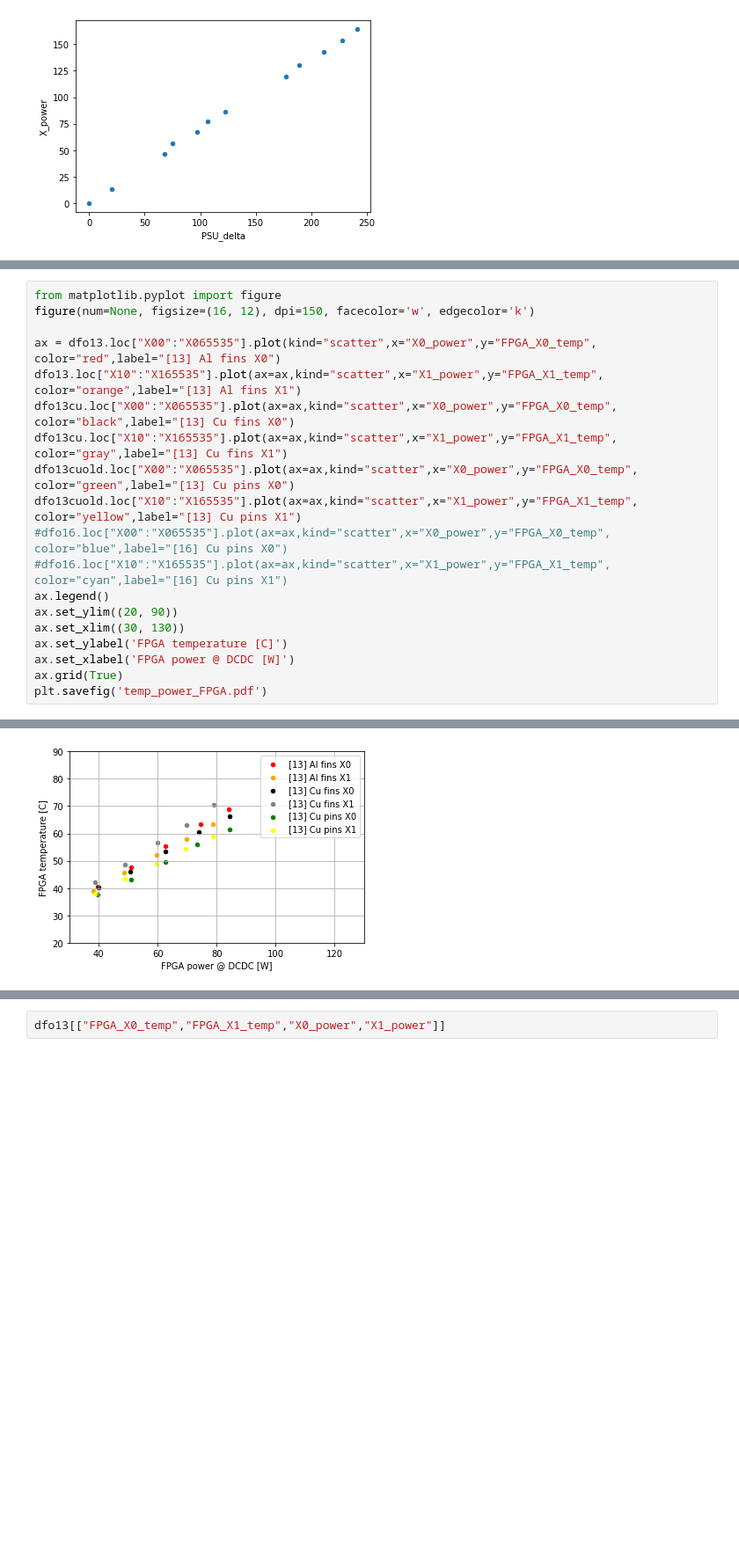
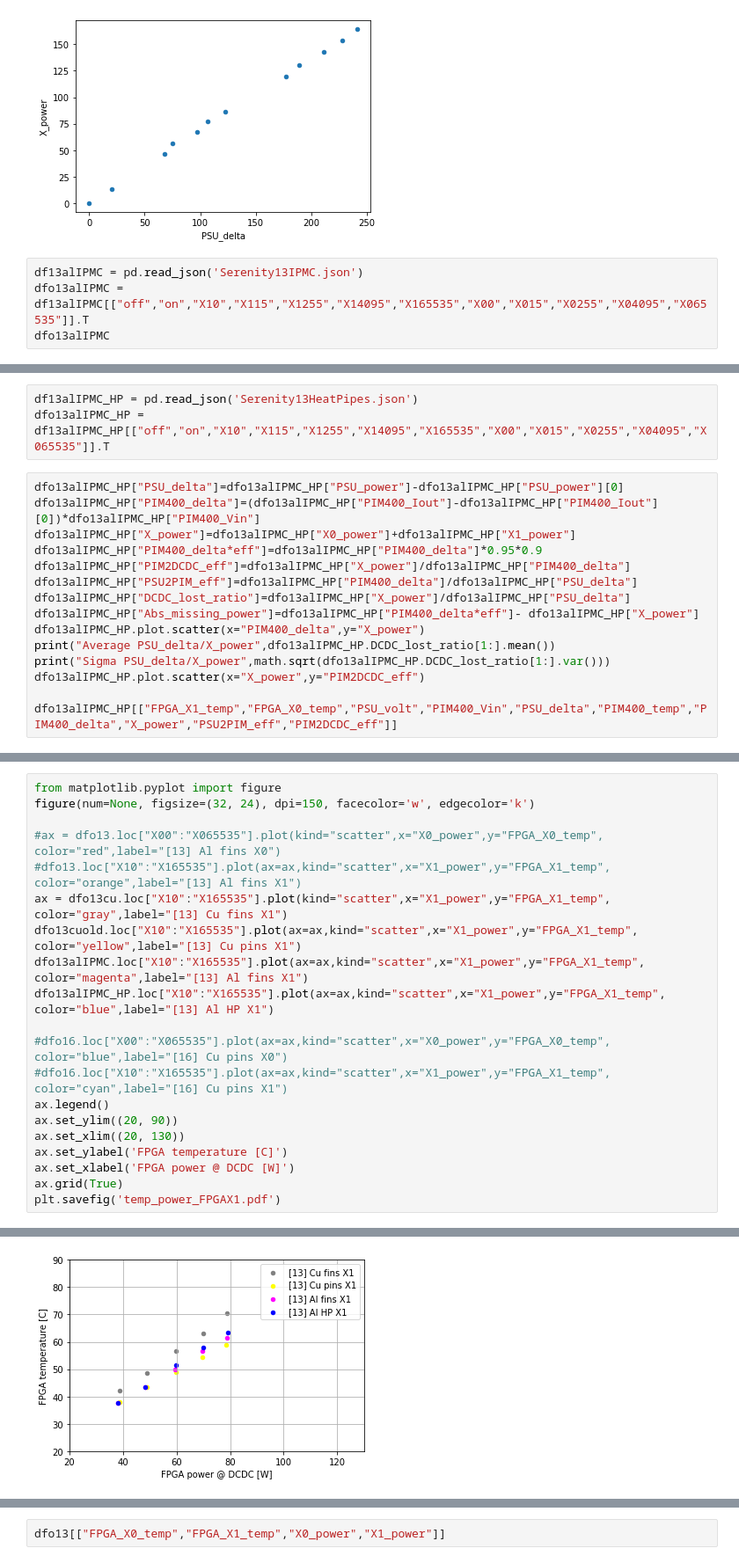
Before and after one commit to gfedi/Notebook, a Jupyter notebook: HSThermalTests.ipynb, the cells around one changed output, grey strips where cells are left out. Shown at 88% size. Drawn from its saved outputs; the diff is of its cells as text; blank space fills up the shorter version.

```diff
--- a/HSThermalTests.ipynb
+++ b/HSThermalTests.ipynb
@@ -192,3 +192,7 @@ Sigma PSU_delta/X_power 0.05270694156680896
 | X04095 | 227.788 | 153.289008 | 1.486003 |
 | X065535 | 241.428 | 164.065986 | 1.471530 |
 [figure]
+# %%
+df13alIPMC = pd.read_json('Serenity13IPMC.json')
+dfo13alIPMC = df13alIPMC[["off","on","X10","X115","X1255","X14095","X165535","X00","X015","X0255","X04095","X065535"]].T
+dfo13alIPMC
@@ -194,0 +304,18 @@ Sigma PSU_delta/X_power 0.05270694156680896
+# %%
+df13alIPMC_HP = pd.read_json('Serenity13HeatPipes.json')
+dfo13alIPMC_HP = df13alIPMC_HP[["off","on","X10","X115","X1255","X14095","X165535","X00","X015","X0255","X04095","X065535"]].T
+# %%
+dfo13alIPMC_HP["PSU_delta"]=dfo13alIPMC_HP["PSU_power"]-dfo13alIPMC_HP["PSU_power"][0]
+dfo13alIPMC_HP["PIM400_delta"]=(dfo13alIPMC_HP["PIM400_Iout"]-dfo13alIPMC_HP["PIM400_Iout"][0])*dfo13alIPMC_HP["PIM400_Vin"]
+dfo13alIPMC_HP["X_power"]=dfo13alIPMC_HP["X0_power"]+dfo13alIPMC_HP["X1_power"]
+dfo13alIPMC_HP["PIM400_delta*eff"]=dfo13alIPMC_HP["PIM400_delta"]*0.95*0.9
+dfo13alIPMC_HP["PIM2DCDC_eff"]=dfo13alIPMC_HP["X_power"]/dfo13alIPMC_HP["PIM400_delta"]
+dfo13alIPMC_HP["PSU2PIM_eff"]=dfo13alIPMC_HP["PIM400_delta"]/dfo13alIPMC_HP["PSU_delta"]
+dfo13alIPMC_HP["DCDC_lost_ratio"]=dfo13alIPMC_HP["X_power"]/dfo13alIPMC_HP["PSU_delta"]
+dfo13alIPMC_HP["Abs_missing_power"]=dfo13alIPMC_HP["PIM400_delta*eff"]- dfo13alIPMC_HP["X_power"]
+dfo13alIPMC_HP.plot.scatter(x="PIM400_delta",y="X_power")
+print("Average PSU_delta/X_power",dfo13alIPMC_HP.DCDC_lost_ratio[1:].mean())
+print("Sigma PSU_delta/X_power",math.sqrt(dfo13alIPMC_HP.DCDC_lost_ratio[1:].var()))
+dfo13alIPMC_HP.plot.scatter(x="X_power",y="PIM2DCDC_eff")
+
+dfo13alIPMC_HP[["FPGA_X1_temp","FPGA_X0_temp","PSU_volt","PIM400_Vin","PSU_delta","PIM400_temp","PIM400_delta","X_power","PSU2PIM_eff","PIM2DCDC_eff"]]
@@ -195,20 +340,21 @@ Sigma PSU_delta/X_power 0.05270694156680896
 # %%
 from matplotlib.pyplot import figure
-figure(num=None, figsize=(16, 12), dpi=150, facecolor='w', edgecolor='k')
+figure(num=None, figsize=(32, 24), dpi=150, facecolor='w', edgecolor='k')
 
-ax = dfo13.loc["X00":"X065535"].plot(kind="scatter",x="X0_power",y="FPGA_X0_temp", color="red",label="[13] Al fins X0")
-dfo13.loc["X10":"X165535"].plot(ax=ax,kind="scatter",x="X1_power",y="FPGA_X1_temp", color="orange",label="[13] Al fins X1")
-dfo13cu.loc["X00":"X065535"].plot(ax=ax,kind="scatter",x="X0_power",y="FPGA_X0_temp", color="black",label="[13] Cu fins X0")
-dfo13cu.loc["X10":"X165535"].plot(ax=ax,kind="scatter",x="X1_power",y="FPGA_X1_temp", color="gray",label="[13] Cu fins X1")
-dfo13cuold.loc["X00":"X065535"].plot(ax=ax,kind="scatter",x="X0_power",y="FPGA_X0_temp", color="green",label="[13] Cu pins X0")
+#ax = dfo13.loc["X00":"X065535"].plot(kind="scatter",x="X0_power",y="FPGA_X0_temp", color="red",label="[13] Al fins X0")
+#dfo13.loc["X10":"X165535"].plot(ax=ax,kind="scatter",x="X1_power",y="FPGA_X1_temp", color="orange",label="[13] Al fins X1")
+ax = dfo13cu.loc["X10":"X165535"].plot(kind="scatter",x="X1_power",y="FPGA_X1_temp", color="gray",label="[13] Cu fins X1")
 dfo13cuold.loc["X10":"X165535"].plot(ax=ax,kind="scatter",x="X1_power",y="FPGA_X1_temp", color="yellow",label="[13] Cu pins X1")
+dfo13alIPMC.loc["X10":"X165535"].plot(ax=ax,kind="scatter",x="X1_power",y="FPGA_X1_temp", color="magenta",label="[13] Al fins X1")
+dfo13alIPMC_HP.loc["X10":"X165535"].plot(ax=ax,kind="scatter",x="X1_power",y="FPGA_X1_temp", color="blue",label="[13] Al HP X1")
+
 #dfo16.loc["X00":"X065535"].plot(ax=ax,kind="scatter",x="X0_power",y="FPGA_X0_temp", color="blue",label="[16] Cu pins X0")
 #dfo16.loc["X10":"X165535"].plot(ax=ax,kind="scatter",x="X1_power",y="FPGA_X1_temp", color="cyan",label="[16] Cu pins X1")
 ax.legend()
 ax.set_ylim((20, 90))
-ax.set_xlim((30, 130))
+ax.set_xlim((20, 130))
 ax.set_ylabel('FPGA temperature [C]')
 ax.set_xlabel('FPGA power @ DCDC [W]')
 ax.grid(True)
-plt.savefig('temp_power_FPGA.pdf')
+plt.savefig('temp_power_FPGAX1.pdf')
 # %% [output]
@@ -216 +362 @@ plt.savefig('temp_power_FPGA.pdf')
-[figure, old version]
+[figure, new version]
```
Also changed, not shown: parts of 9 cells of this notebook, 4 other files.
